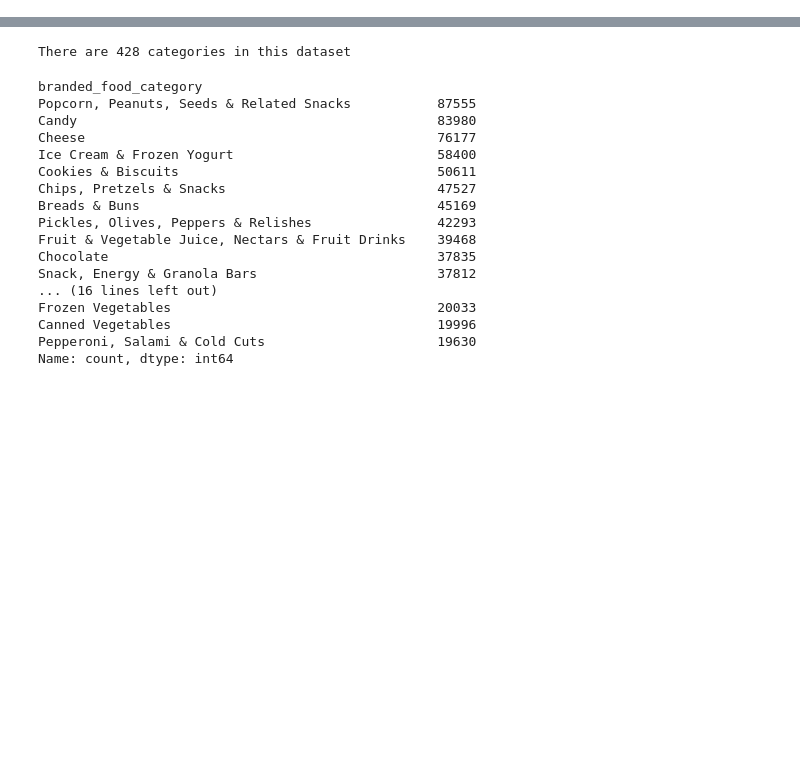
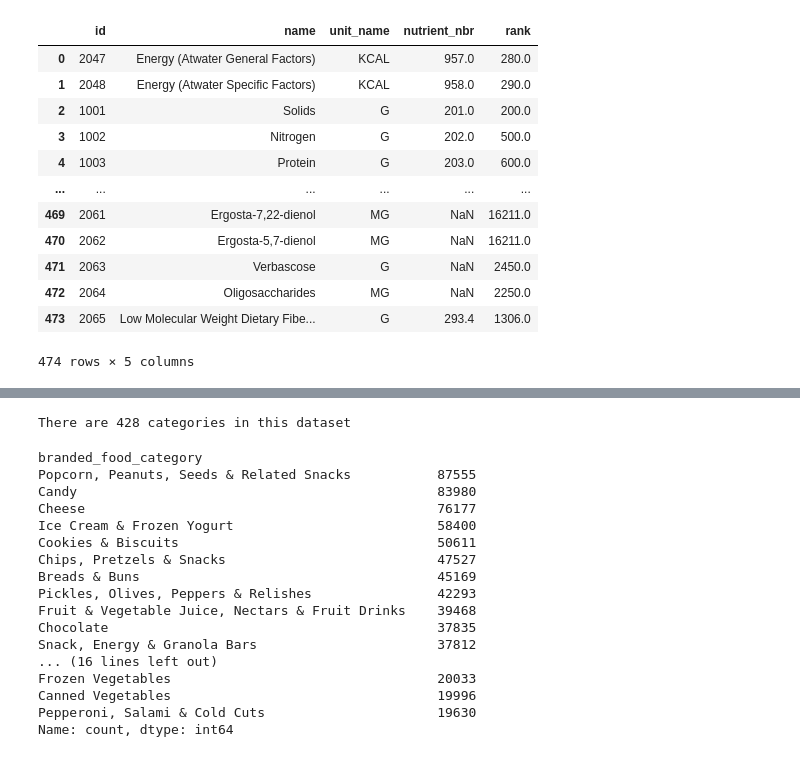
Before and after one commit to dhdzmota/ingenieria_en_alimentos, a Jupyter notebook: ai_in_food/notebooks/3-DHM-USDA_branded_food.ipynb, the cells around one changed output, grey strips where cells are left out. Saved outputs shown, nothing was run; the diff lists cells and outputs as text; code cells hidden in the pictures; blank space fills up the shorter version.

```diff
--- a/ai_in_food/notebooks/3-DHM-USDA_branded_food.ipynb
+++ b/ai_in_food/notebooks/3-DHM-USDA_branded_food.ipynb
@@ -25,3 +90,19 @@ branded_data = branded_data[['fdc_id', 'brand_name', 'gtin_upc', 'branded_food_c
+# %%
+nutrient_info
+# %% [output]
+|  | id | name | unit_name | nutrient_nbr | rank |
+| 0 | 2047 | Energy (Atwater General Factors) | KCAL | 957.0 | 280.0 |
+| 1 | 2048 | Energy (Atwater Specific Factors) | KCAL | 958.0 | 290.0 |
+| 2 | 1001 | Solids | G | 201.0 | 200.0 |
+| 3 | 1002 | Nitrogen | G | 202.0 | 500.0 |
+| 4 | 1003 | Protein | G | 203.0 | 600.0 |
+| ... | ... | ... | ... | ... | ... |
+| 469 | 2061 | Ergosta-7,22-dienol | MG | NaN | 16211.0 |
+| 470 | 2062 | Ergosta-5,7-dienol | MG | NaN | 16211.0 |
+| 471 | 2063 | Verbascose | G | NaN | 2450.0 |
+| 472 | 2064 | Oligosaccharides | MG | NaN | 2250.0 |
+| 473 | 2065 | Low Molecular Weight Dietary Fibe... | G | 293.4 | 1306.0 |
+474 rows × 5 columns
 # %%
 branded_data['ingredients_manipulation'] = branded_data.ingredients
 branded_data['ingredients_manipulation'] = branded_data.ingredients_manipulation.str.lower().str.replace('ingredients:', '')
```
Also changed, not shown: parts of 11 cells of this notebook, 18 other files.
